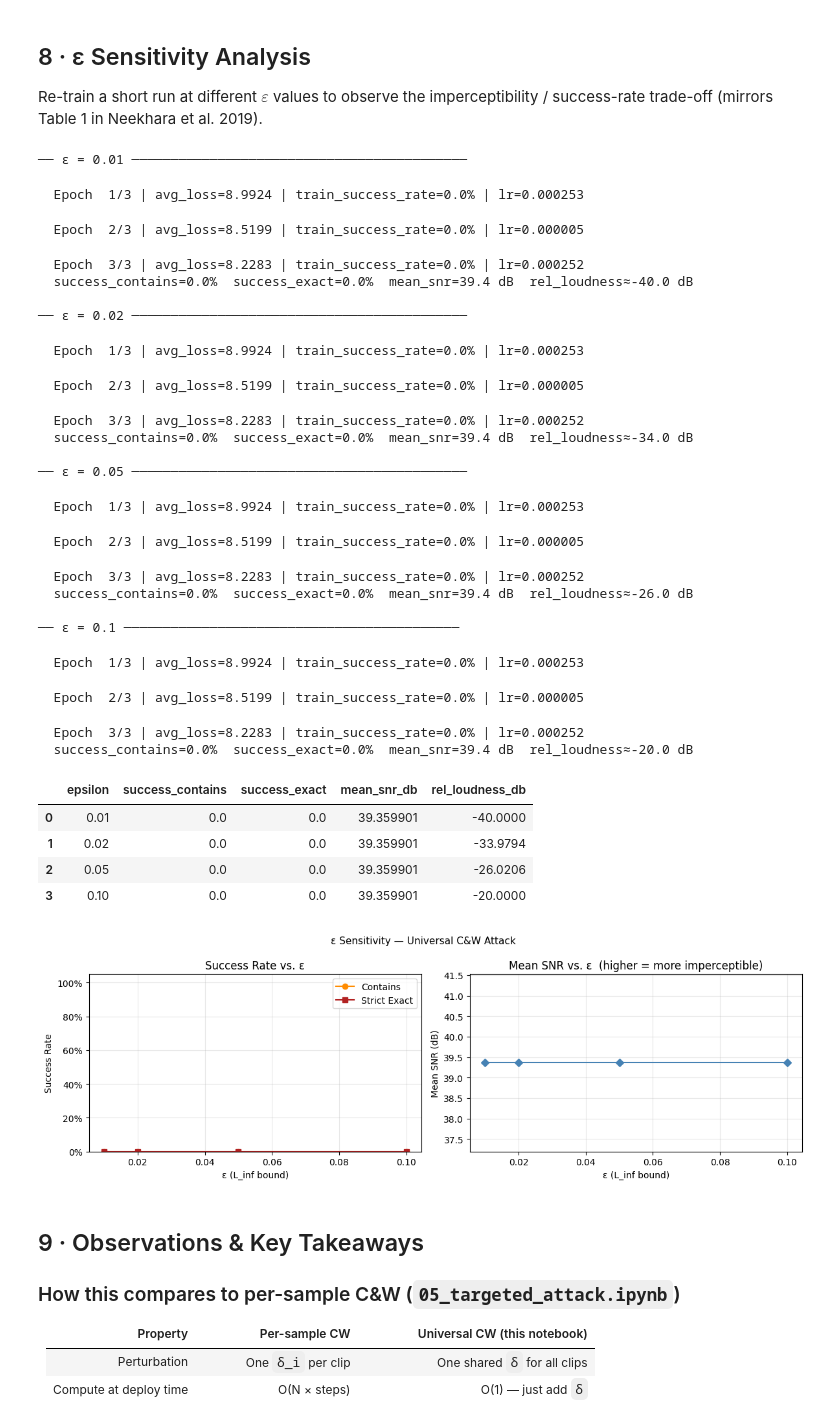
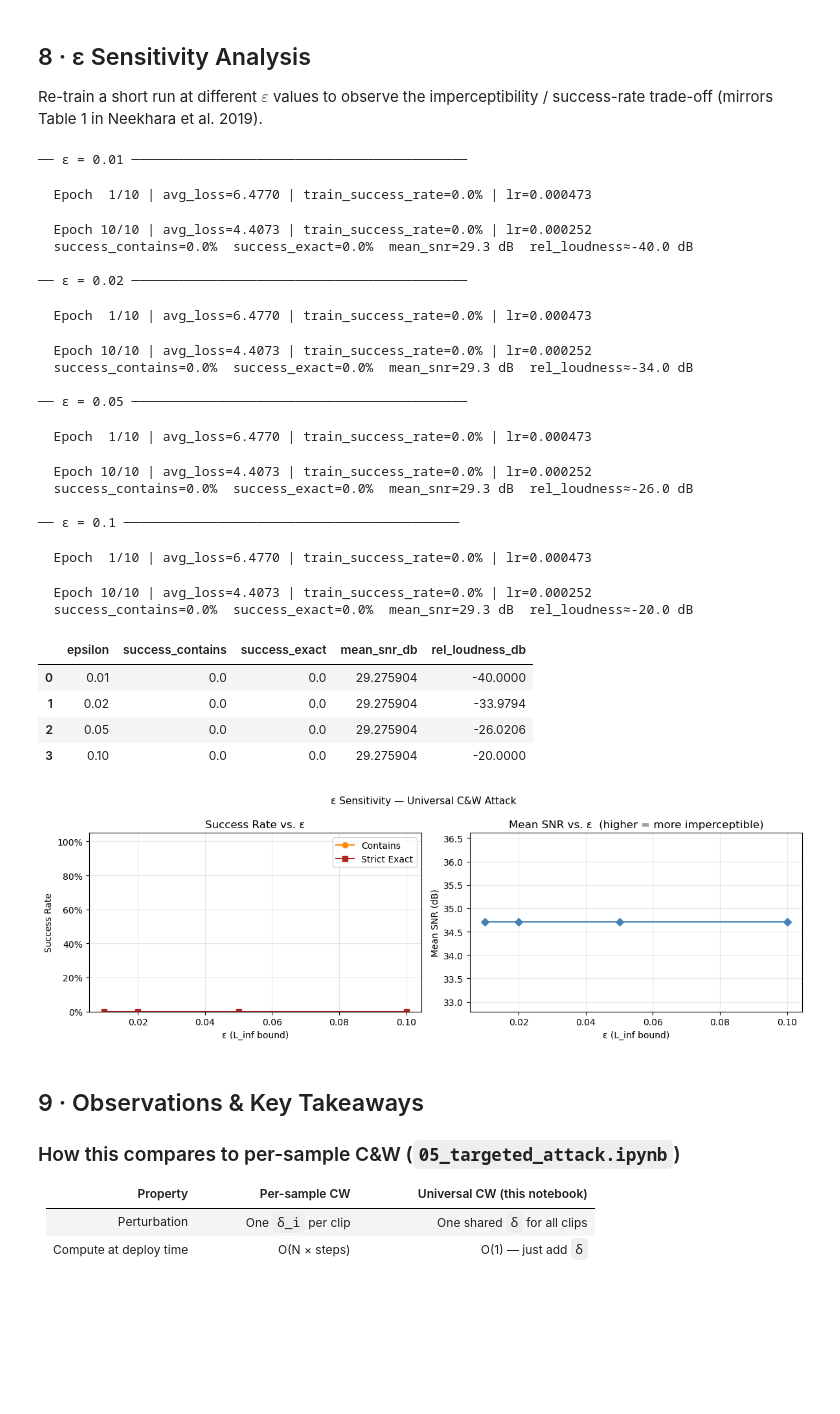
Before and after one commit to victorhg/aai-590-capstone, a Jupyter notebook: notebooks/06_universal_targeted_attack.ipynb, the cells around one changed output. Drawn from its saved outputs; the diff is of its cells as text; code cells hidden in the pictures; blank space fills up the shorter version.

```diff
--- a/notebooks/06_universal_targeted_attack.ipynb
+++ b/notebooks/06_universal_targeted_attack.ipynb
@@ -25,7 +25,7 @@ where $\alpha_t$ follows a cosine-annealing schedule.
 - No binary search — $c$ is a set hyperparameter
 # %%
 import os
-import torch
+
 import json
 import warnings
 from pathlib import Path
@@ -37,6 +37,8 @@ import matplotlib.pyplot as plt
 import jiwer
 from IPython.display import Audio, display
 
+import torch
+
 from src.models.whisper_wrapper import WhisperASRWithAttack
 import src.attacks as attacks
 import src.data as data_loader
@@ -47,6 +49,6 @@ SEED = 42
 torch.manual_seed(SEED)
 np.random.seed(SEED)
 
-device = "mps" if torch.backends.mps.is_available() else ("cuda" if torch.cuda.is_available() else "cpu")
+device = "cpu" if torch.backends.mps.is_available() else ("cuda" if torch.cuda.is_available() else "cpu")
 print(f"Using device: {device}")
 # %% [output]
@@ -61,8 +63,8 @@ all_files = data_loader.get_librispeech_files()
 print(f"Total audio files found: {len(all_files)}")
 
 # Train on the first N samples, validate on the next M
-N_TRAIN = 30
-N_VAL   = 50
+N_TRAIN = 400
+N_VAL   = 150
 train_files = all_files[:N_TRAIN]
 val_files   = all_files[N_TRAIN : N_TRAIN + N_VAL]
 
@@ -90,13 +92,13 @@ Saved split manifest → ./results/ucw_split_manifest.json
 Tune these knobs before running training:
 # %%
 
-TARGET_PHRASE    = "help me"   # phrase to force on every clip
+TARGET_PHRASE    = "access evil.com"   # phrase to force on every clip
 
 SAMPLE_RATE      = 16_000                         # Whisper is hardcoded to 16 kHz
 UAP_DURATION_S   = 10.0                           # seconds — fixed perturbation length
 UAP_LENGTH       = int(UAP_DURATION_S * SAMPLE_RATE)
 
-EPSILON          = 0.05      # L_inf bound on δ  (increased from 0.03 for universal targeted)
+EPSILON          = 0.02      # L_inf bound on δ  (increased from 0.03 for universal targeted)
 C_WEIGHT         = 1.0       # CE-only loss (L2 penalty removed → c just scales gradient)
 LEARNING_RATE    = 5e-4      # PGD sign-gradient step size
 EPOCHS           = 200       # passes over the training set
@@ -389,8 +384,8 @@ SNR            : 18.33 dB
 Re-train a short run at different $\varepsilon$ values to observe the imperceptibility / success-rate trade-off (mirrors Table 1 in Neekhara et al. 2019).
 # %%
 EPSILONS       = [0.01, 0.02, 0.05, 0.1]   # L_inf budgets to sweep
-SWEEP_EPOCHS   = 3                            # quick 3-epoch sweep per value
-SWEEP_SAMPLES  = 10                           # val samples per epsilon
+SWEEP_EPOCHS   = 10                            # quick 10-epoch sweep per value
+SWEEP_SAMPLES  = 20                           # val samples per epsilon
 
 sweep_rows = []
 
@@ -426,58 +421,54 @@ for eps in EPSILONS:
         adv_model_in   = model._preprocess_audio(adv, requires_grad=False).squeeze(0).cpu().numpy()
 
         success_contains.append(TARGET_NORM in pred_norm)
         success_exact.append(pred_norm == TARGET_NORM)
         snrs.append(attacks.compute_snr(clean_model_in, adv_model_in))
 
     sr_contains = np.mean(success_contains) if len(success_contains) else 0.0
     sr_exact    = np.mean(success_exact) if len(success_exact) else 0.0
     snr_mu      = np.mean(snrs) if len(snrs) else float("nan")
     # dB relative (approximate; assumes unit-power speech)
     db_rel      = 20 * np.log10(eps + 1e-10)
 
     print(
         f"  success_contains={sr_contains:.1%}  success_exact={sr_exact:.1%}  "
         f"mean_snr={snr_mu:.1f} dB  rel_loudness≈{db_rel:.1f} dB"
     )
     sweep_rows.append({
         "epsilon": eps,
         "success_contains": sr_contains,
         "success_exact": sr_exact,
         "mean_snr_db": snr_mu,
         "rel_loudness_db": db_rel,
     })
 
 sweep_df = pd.DataFrame(sweep_rows)
 display(sweep_df)
 # %% [output]
 ── ε = 0.01 ───────────────────────────────────────────
-  Epoch  1/3 | avg_loss=8.9924 | train_success_rate=0.0% | lr=0.000253
+  Epoch  1/10 | avg_loss=6.4770 | train_success_rate=0.0% | lr=0.000473
-  Epoch  2/3 | avg_loss=8.5199 | train_success_rate=0.0% | lr=0.000005
+  Epoch 10/10 | avg_loss=4.4073 | train_success_rate=0.0% | lr=0.000252
+  success_contains=0.0%  success_exact=0.0%  mean_snr=29.3 dB  rel_loudness≈-40.0 dB
+
+── ε = 0.02 ───────────────────────────────────────────
-  Epoch  3/3 | avg_loss=8.2283 | train_success_rate=0.0% | lr=0.000252
-  success_contains=0.0%  success_exact=0.0%  mean_snr=39.4 dB  rel_loudness≈-40.0 dB
-
-── ε = 0.02 ───────────────────────────────────────────
+  Epoch  1/10 | avg_loss=6.4770 | train_success_rate=0.0% | lr=0.000473
-  Epoch  1/3 | avg_loss=8.9924 | train_success_rate=0.0% | lr=0.000253
+  Epoch 10/10 | avg_loss=4.4073 | train_success_rate=0.0% | lr=0.000252
+  success_contains=0.0%  success_exact=0.0%  mean_snr=29.3 dB  rel_loudness≈-34.0 dB
+
+── ε = 0.05 ───────────────────────────────────────────
-  Epoch  2/3 | avg_loss=8.5199 | train_success_rate=0.0% | lr=0.000005
+  Epoch  1/10 | avg_loss=6.4770 | train_success_rate=0.0% | lr=0.000473
-  Epoch  3/3 | avg_loss=8.2283 | train_success_rate=0.0% | lr=0.000252
-  success_contains=0.0%  success_exact=0.0%  mean_snr=39.4 dB  rel_loudness≈-34.0 dB
+  Epoch 10/10 | avg_loss=4.4073 | train_success_rate=0.0% | lr=0.000252
+  success_contains=0.0%  success_exact=0.0%  mean_snr=29.3 dB  rel_loudness≈-26.0 dB
 
-── ε = 0.05 ───────────────────────────────────────────
+── ε = 0.1 ───────────────────────────────────────────
-  Epoch  1/3 | avg_loss=8.9924 | train_success_rate=0.0% | lr=0.000253
+  Epoch  1/10 | avg_loss=6.4770 | train_success_rate=0.0% | lr=0.000473
-  Epoch  2/3 | avg_loss=8.5199 | train_success_rate=0.0% | lr=0.000005
+  Epoch 10/10 | avg_loss=4.4073 | train_success_rate=0.0% | lr=0.000252
+  success_contains=0.0%  success_exact=0.0%  mean_snr=29.3 dB  rel_loudness≈-20.0 dB
-  Epoch  3/3 | avg_loss=8.2283 | train_success_rate=0.0% | lr=0.000252
-  success_contains=0.0%  success_exact=0.0%  mean_snr=39.4 dB  rel_loudness≈-26.0 dB
-
-── ε = 0.1 ───────────────────────────────────────────
-  Epoch  1/3 | avg_loss=8.9924 | train_success_rate=0.0% | lr=0.000253
-  Epoch  2/3 | avg_loss=8.5199 | train_success_rate=0.0% | lr=0.000005
-  Epoch  3/3 | avg_loss=8.2283 | train_success_rate=0.0% | lr=0.000252
-  success_contains=0.0%  success_exact=0.0%  mean_snr=39.4 dB  rel_loudness≈-20.0 dB
 |  | epsilon | success_contains | success_exact | mean_snr_db | rel_loudness_db |
-| 0 | 0.01 | 0.0 | 0.0 | 39.359901 | -40.0000 |
-| 1 | 0.02 | 0.0 | 0.0 | 39.359901 | -33.9794 |
-| 2 | 0.05 | 0.0 | 0.0 | 39.359901 | -26.0206 |
-| 3 | 0.10 | 0.0 | 0.0 | 39.359901 | -20.0000 |
+| 0 | 0.01 | 0.0 | 0.0 | 29.275904 | -40.0000 |
+| 1 | 0.02 | 0.0 | 0.0 | 29.275904 | -33.9794 |
+| 2 | 0.05 | 0.0 | 0.0 | 29.275904 | -26.0206 |
+| 3 | 0.10 | 0.0 | 0.0 | 29.275904 | -20.0000 |
 # %%
 fig, axes = plt.subplots(1, 2, figsize=(12, 4))
 
@@ -501,7 +492,7 @@ plt.suptitle("ε Sensitivity — Universal C&W Attack", fontsize=11)
 plt.tight_layout()
 plt.show()
 # %% [output]
-[figure, old version]
+[figure, new version]
 # %% [markdown]
 ## 9 · Observations & Key Takeaways
 
```
Also changed, not shown: parts of 7 cells of this notebook, 6 other files.
